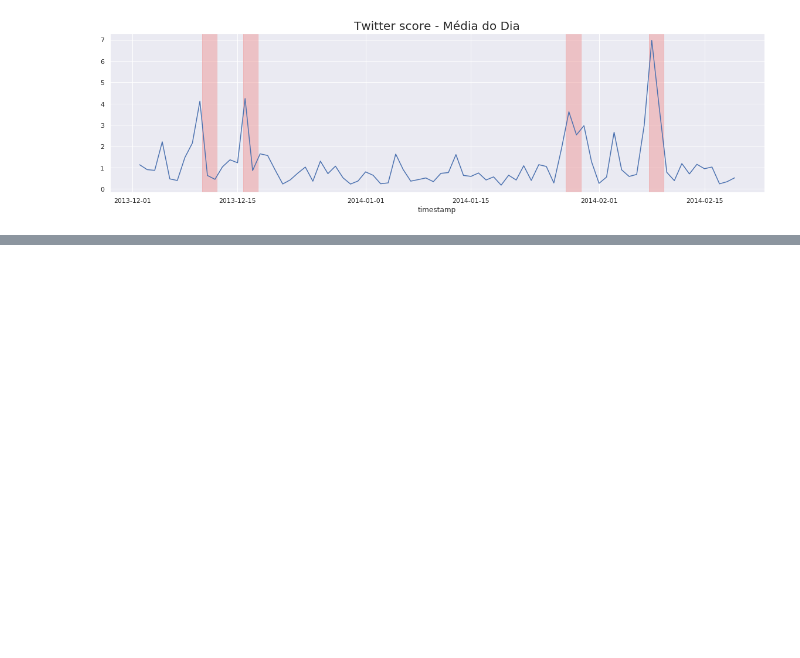
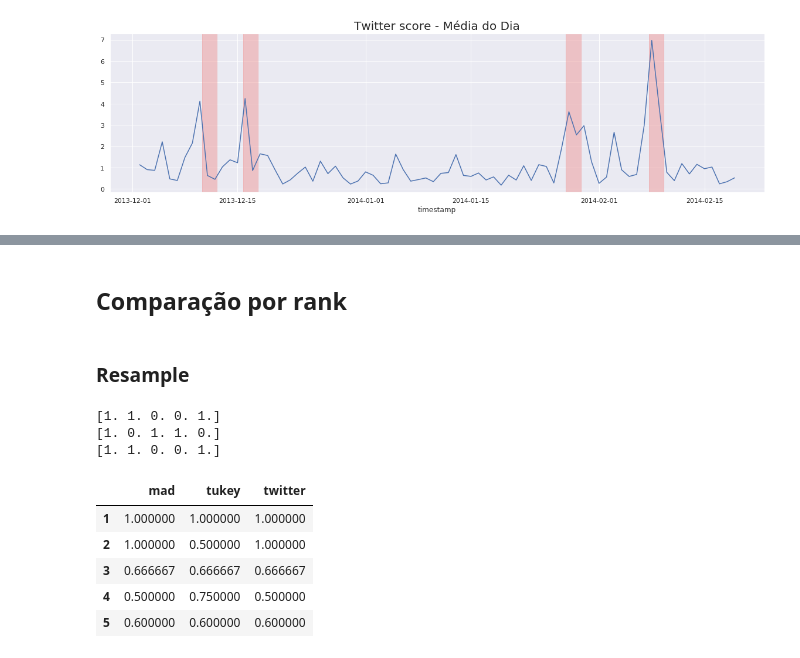
Before and after one commit to Fillipedem/Comparacao-algoritmos-de-deteccao-de-anomalias, a Jupyter notebook: 4 - Machine Temperature System Failure.ipynb, the cells around one changed output, grey strips where cells are left out. Drawn from its saved outputs; the diff is of its cells as text; code cells hidden in the pictures; blank space fills up the shorter version.

```diff
--- a/4 - Machine Temperature System Failure.ipynb
+++ b/4 - Machine Temperature System Failure.ipynb
@@ -235,2 +230,4 @@ Text(0.5, 1.0, 'Comparação removendo o componente seasonal')
 # %%
 #TODO
+# %% [markdown]
+## Comparação por rank
@@ -236,0 +236,2 @@ Text(0.5, 1.0, 'Comparação removendo o componente seasonal')
+# %% [markdown]
+### Resample
@@ -236,0 +243,21 @@ Text(0.5, 1.0, 'Comparação removendo o componente seasonal')
+# %%
+# Calculando top k precision para cada tecnica
+mad_topk = top_k_precision(madscore_day, labels, k=5)
+tu_topk = top_k_precision(tuscore_day, labels, k=5)
+twitter_topk = top_k_precision(twitterscore_day, labels, k=5)
+
+df_topk = pd.DataFrame({'mad': mad_topk,
+                        'tukey': tu_topk,
+                        'twitter': twitter_topk},
+                        index=np.arange(1, 6))
+df_topk
+# %% [output]
+[1. 1. 0. 0. 1.]
+[1. 0. 1. 1. 0.]
+[1. 1. 0. 0. 1.]
+|  | mad | tukey | twitter |
+| 1 | 1.000000 | 1.000000 | 1.000000 |
+| 2 | 1.000000 | 0.500000 | 1.000000 |
+| 3 | 0.666667 | 0.666667 | 0.666667 |
+| 4 | 0.500000 | 0.750000 | 0.500000 |
+| 5 | 0.600000 | 0.600000 | 0.600000 |
```
Also changed, not shown: parts of 16 cells of this notebook, 6 other files.
